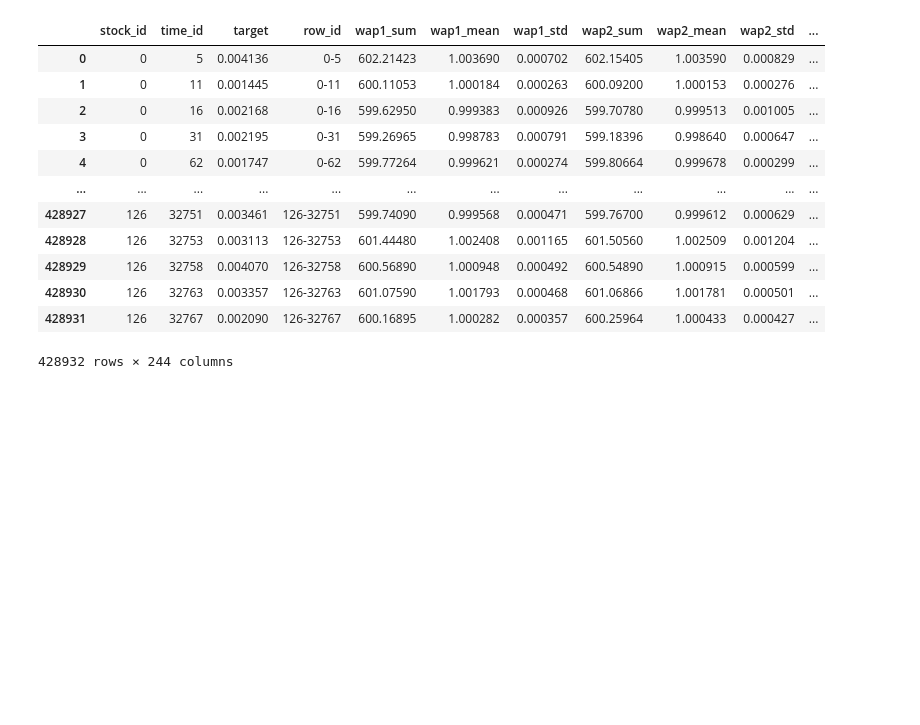
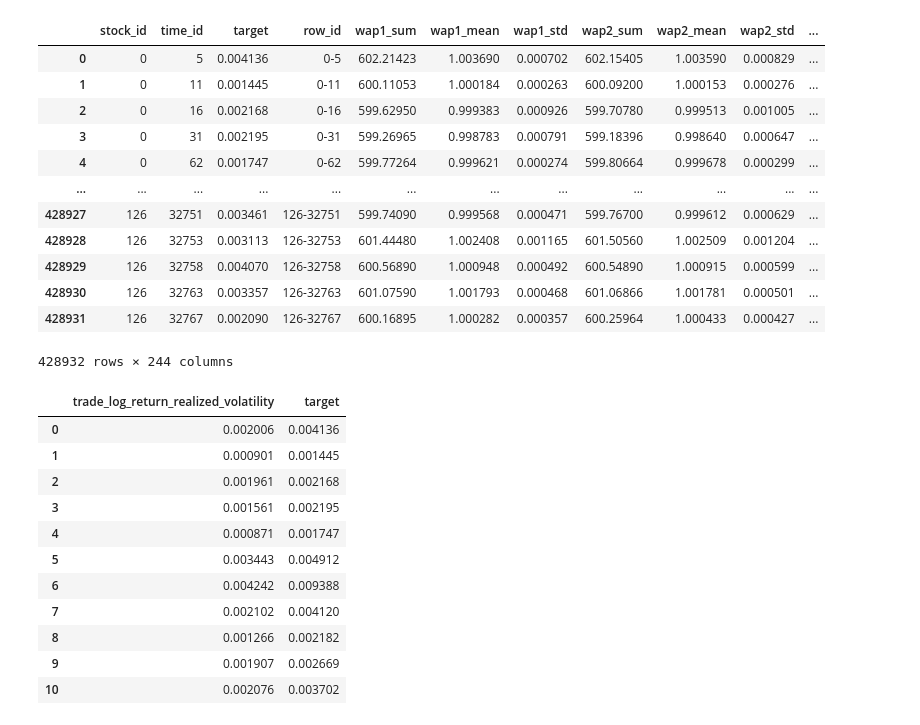
Before and after one commit to Zacchaeus00/kaggle-optiver, a Jupyter notebook: working/lgbm-sklearn.ipynb, the cells around one changed output. Drawn from its saved outputs; the diff is of its cells as text; code cells hidden in the pictures; blank space fills up the shorter version.

```diff
--- a/working/lgbm-sklearn.ipynb
+++ b/working/lgbm-sklearn.ipynb
@@ -81,6 +81,21 @@ Our training set has 428932 rows
 | 428930 | 126 | 32763 | 0.003357 | 126-32763 | 601.07590 | 1.001793 | 0.000468 | 601.06866 | 1.001781 | 0.000501 | ... |
 | 428931 | 126 | 32767 | 0.002090 | 126-32767 | 600.16895 | 1.000282 | 0.000357 | 600.25964 | 1.000433 | 0.000427 | ... |
 428932 rows × 244 columns
+# %%
+train.loc[:10, ['trade_log_return_realized_volatility', 'target']]
+# %% [output]
+|  | trade_log_return_realized_volatility | target |
+| 0 | 0.002006 | 0.004136 |
+| 1 | 0.000901 | 0.001445 |
+| 2 | 0.001961 | 0.002168 |
+| 3 | 0.001561 | 0.002195 |
+| 4 | 0.000871 | 0.001747 |
+| 5 | 0.003443 | 0.004912 |
+| 6 | 0.004242 | 0.009388 |
+| 7 | 0.002102 | 0.004120 |
+| 8 | 0.001266 | 0.002182 |
+| 9 | 0.001907 | 0.002669 |
+| 10 | 0.002076 | 0.003702 |
 # %%
 feature_cols = [c for c in train.columns if c not in ['row_id', 'target', 'time_id', 'stock_id', 'target']]
 
```
Also changed, not shown: parts of 2 cells of this notebook, 1 other file.
